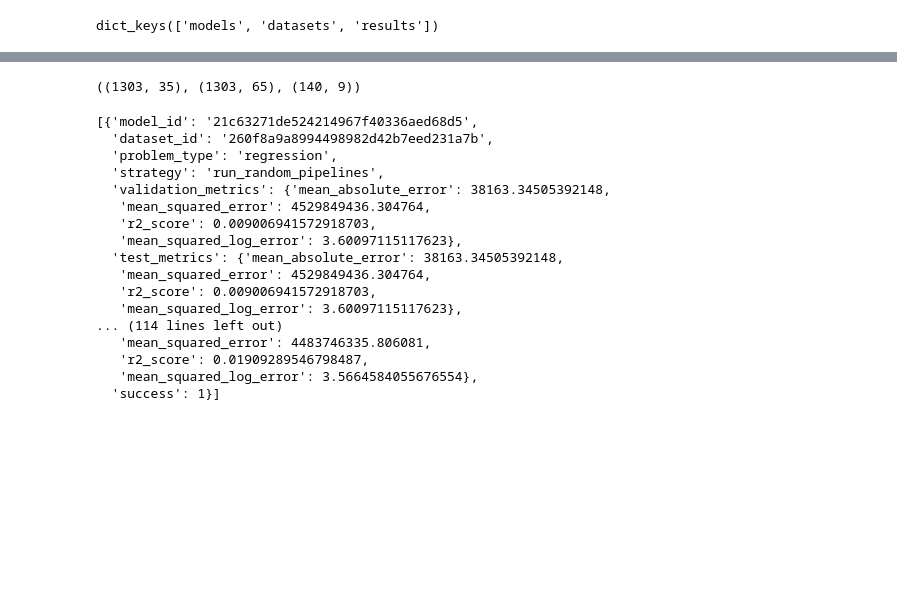
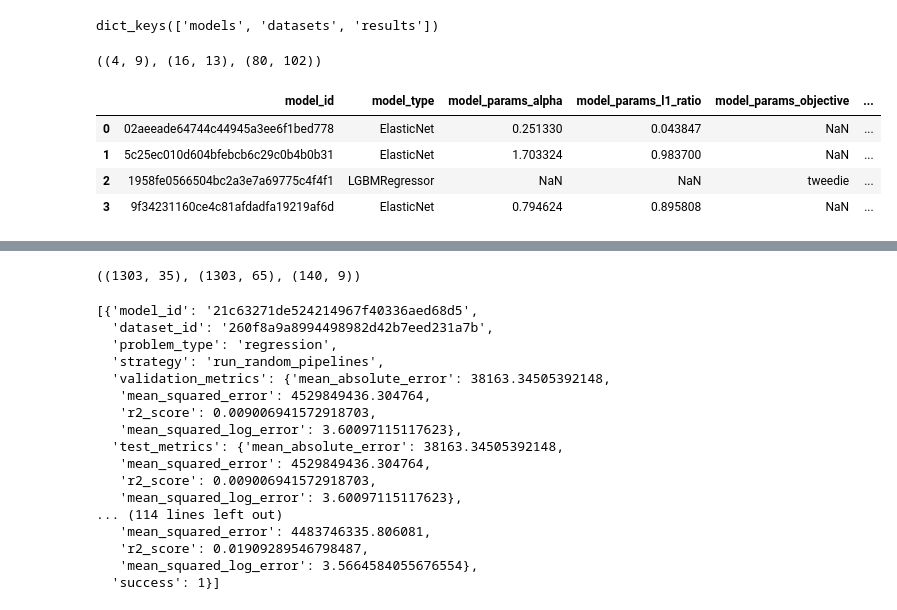
Before and after one commit to tristan00/auto_ml, a Jupyter notebook: metamodel.ipynb, the cells around one changed output, grey strips where cells are left out. Saved outputs shown, nothing was run; the diff lists cells and outputs as text; code cells hidden in the pictures; blank space fills up the shorter version.

```diff
--- a/metamodel.ipynb
+++ b/metamodel.ipynb
@@ -40,3 +40,19 @@ with open(r'C:\Users\TristanDelforge\Documents\data_files/7.json', 'r') as f:
 past_results.keys()
 # %% [output]
 dict_keys(['models', 'datasets', 'results'])
+# %%
+model_df = pd.DataFrame.from_dict(past_results['models'])
+results_df = pd.DataFrame.from_dict(past_results['results'])
+datasets_df = pd.DataFrame.from_dict(past_results['datasets'])
+
+model_df.shape, results_df.shape, datasets_df.shape
+# %% [output]
+((4, 9), (16, 13), (80, 102))
+# %%
+model_df.head()
+# %% [output]
+|  | model_id | model_type | model_params_alpha | model_params_l1_ratio | model_params_objective | ... |
+| 0 | 02aeeade64744c44945a3ee6f1bed778 | ElasticNet | 0.251330 | 0.043847 | NaN | ... |
+| 1 | 5c25ec010d604bfebcb6c29c0b4b0b31 | ElasticNet | 1.703324 | 0.983700 | NaN | ... |
+| 2 | 1958fe0566504bc2a3e7a69775c4f4f1 | LGBMRegressor | NaN | NaN | tweedie | ... |
+| 3 | 9f34231160ce4c81afdadfa19219af6d | ElasticNet | 0.794624 | 0.895808 | NaN | ... |
```
Also changed, not shown: parts of 11 cells of this notebook, 3 other files.
